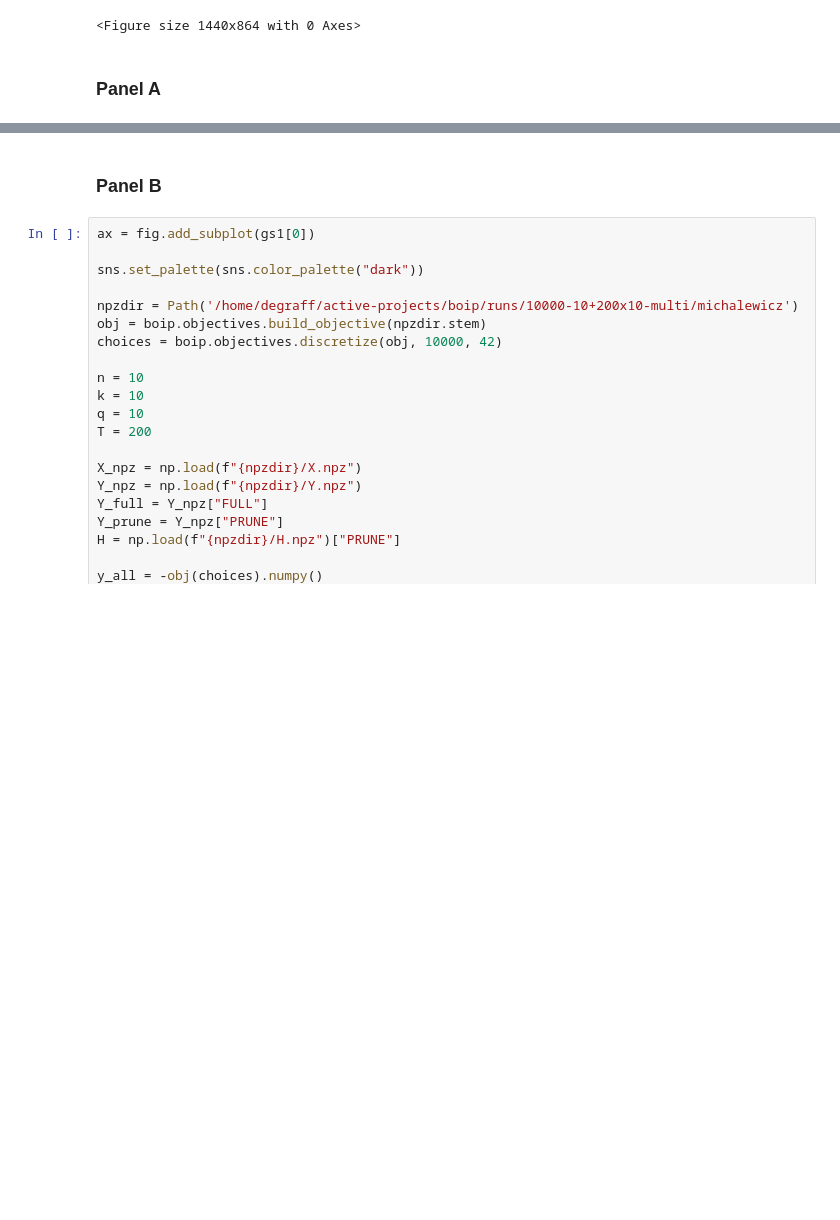
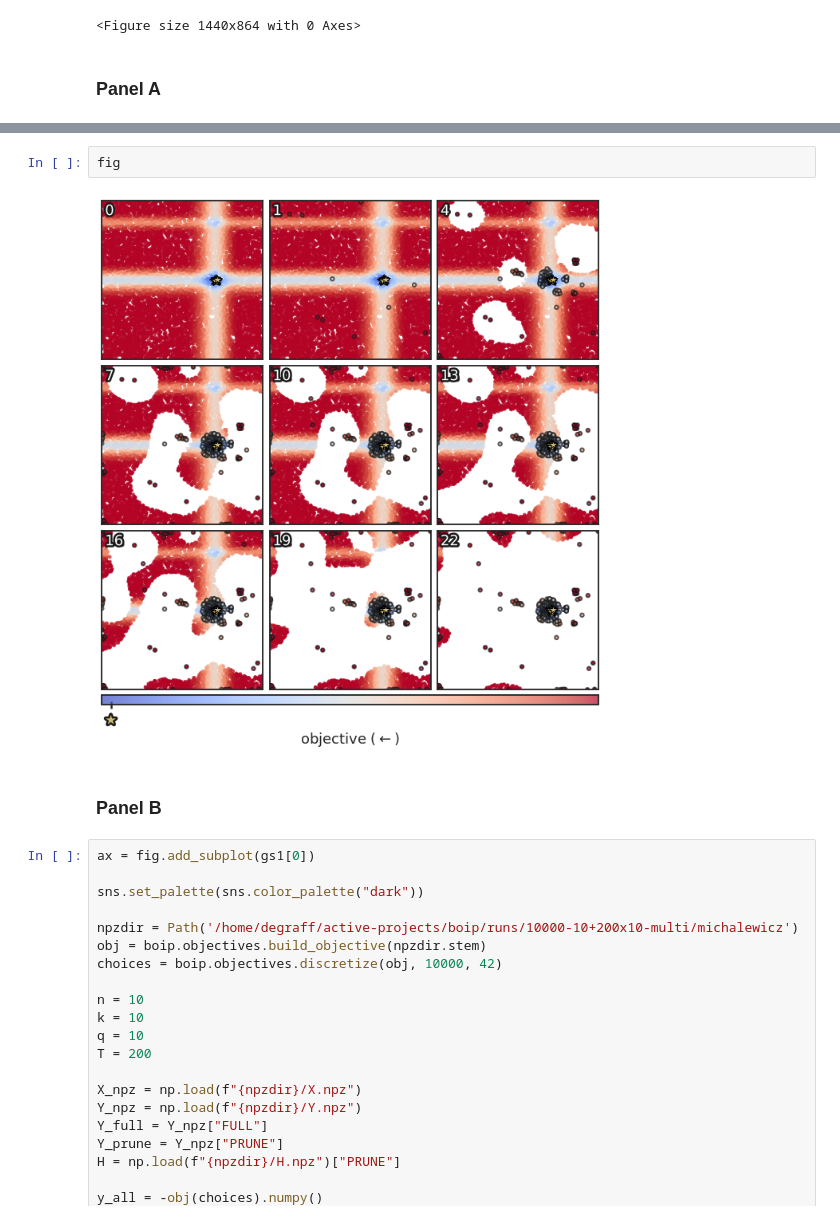
Before and after one commit to coleygroup/dsp, a Jupyter notebook: notebooks/figs.ipynb, the cells around one changed output, grey strips where cells are left out. Saved outputs shown, nothing was run; the diff lists cells and outputs as text; blank space fills up the shorter version.

```diff
--- a/notebooks/figs.ipynb
+++ b/notebooks/figs.ipynb
@@ -429,6 +438,10 @@ cbar.ax.set_xticklabels(
     [r"$\bigstar$"], color="y"
 )[0].set_path_effects([pe.withStroke(linewidth=5, foreground="k")])
 cbar.ax.tick_params("x", direction="inout", pad=6, width=2.5, grid_alpha=0.5)
+# %%
+fig
+# %% [output]
+[figure, added]
 # %% [markdown]
 ### Panel B
 # %%
```
Also changed, not shown: parts of 9 cells of this notebook, 4 other files.
